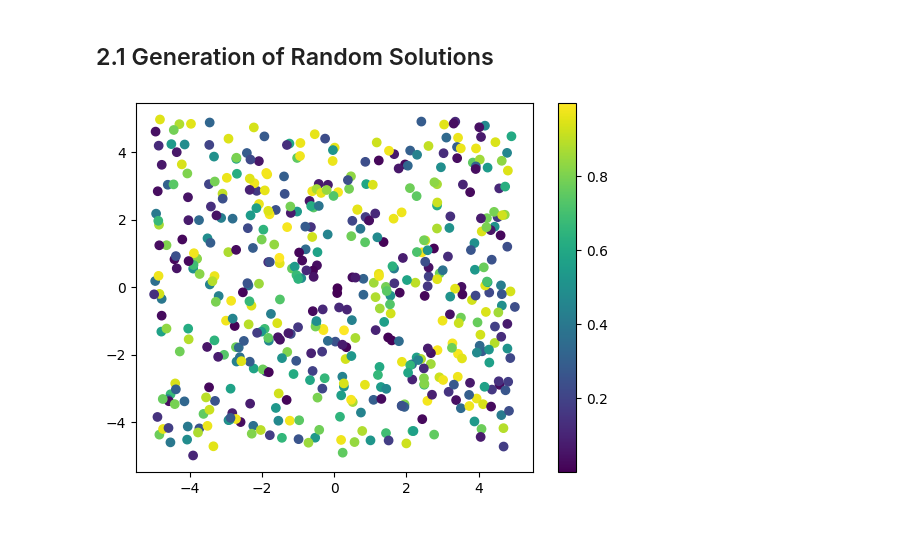
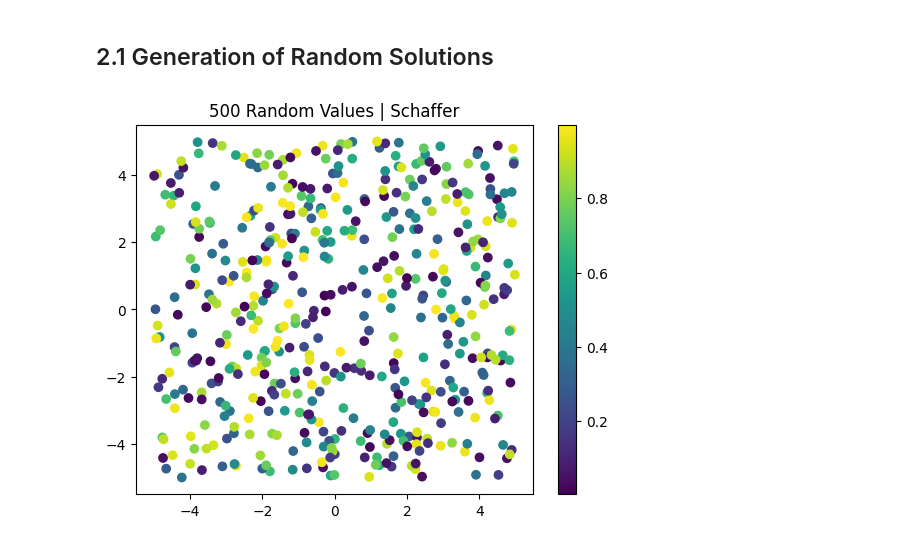
Before and after one commit to bobbymannino/comp2002-report, a Jupyter notebook: book.ipynb, the cells around one changed output. Drawn from its saved outputs; the diff is of its cells as text; code cells hidden in the pictures.

Commit message:
add labels to graph

```diff
--- a/book.ipynb
+++ b/book.ipynb
@@ -205,7 +205,7 @@ def modified_schaffer(x, y):
 def easom(x, y):
     return cos(x) * cos(y) * exp(-((x - pi)**2 + (y - pi)**2));
 # %%
-def plot500RandomValues(fn):
+def plot500RandomValues(fn, label: str):
     x = np.random.uniform(-5, 5, 500);
     y = np.random.uniform(-5, 5, 500);
 
@@ -217,8 +217,9 @@ def plot500RandomValues(fn):
     plt.figure();
     plt.scatter(x, y, c=z);
     plt.colorbar();
+    plt.title(label);
     plt.show();
 # %%
-plot500RandomValues(schaffer);
+plot500RandomValues(schaffer, '500 Random Values | Schaffer');
 # %% [output]
-[figure, old version]
+[figure, new version]
```
Also changed, not shown: parts of 4 cells of this notebook.
